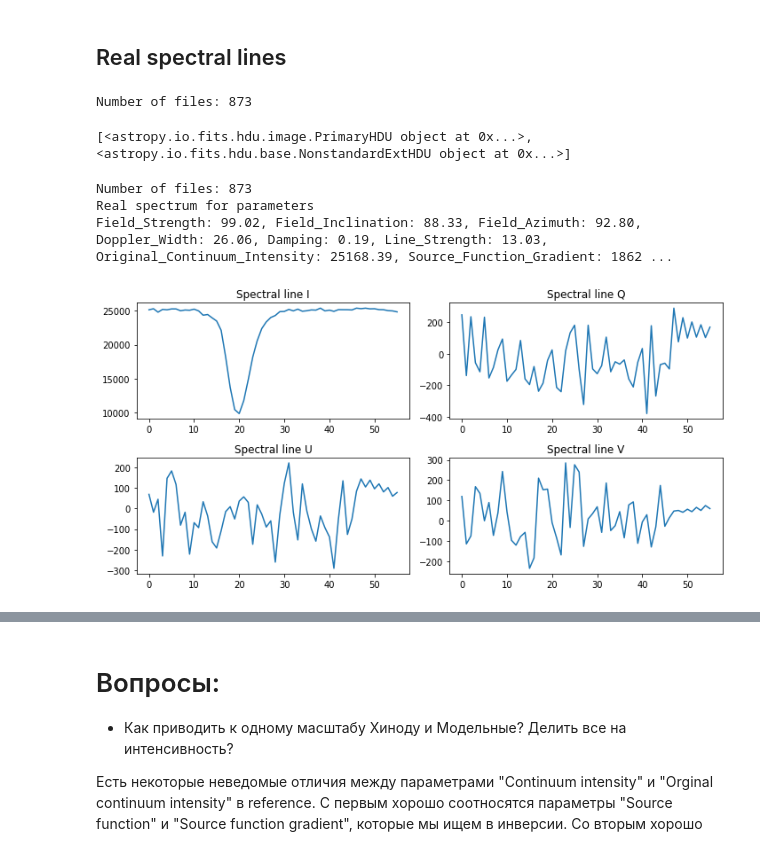
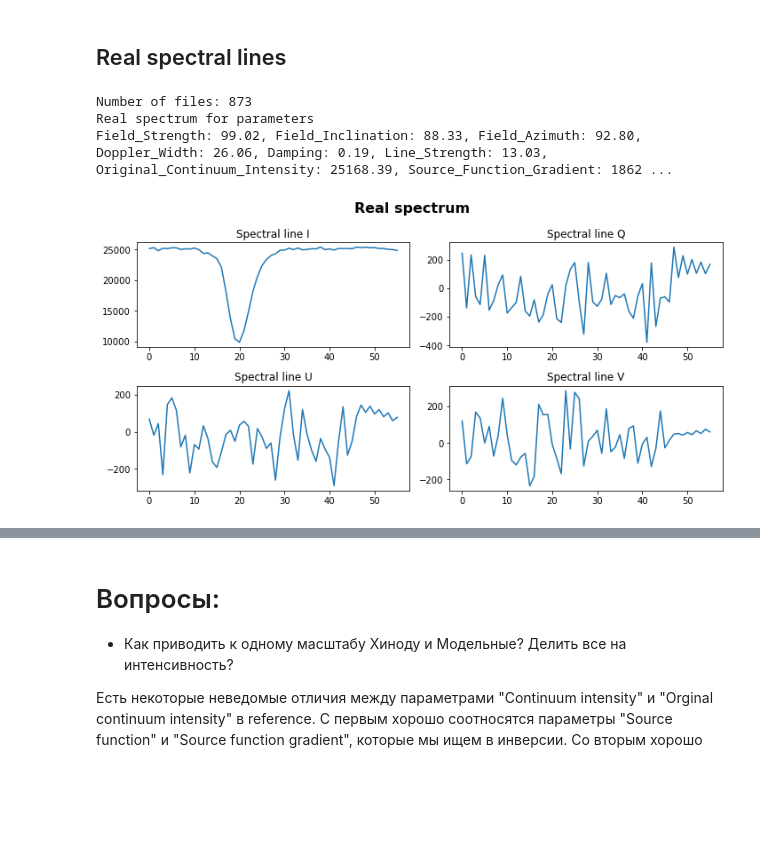
Before and after one commit to iknyazeva/InverseProblem, a Jupyter notebook: notebooks/ProcessData.ipynb, the cells around one changed output, grey strips where cells are left out. Drawn from its saved outputs; the diff is of its cells as text; code cells hidden in the pictures; blank space fills up the shorter version.

```diff
--- a/notebooks/ProcessData.ipynb
+++ b/notebooks/ProcessData.ipynb
@@ -15,10 +17,10 @@ After that data should be saved in directory (path_to_folder) and level1 folder
  - sp_20140926_170005
 # %%
 #Папка должна быть огранизована так, что в ней лежит фитс со второго уровня в том виде, в котором загружается с хиноды
-path_to_folder = '../data/hinode'
+path_to_folder = '../data/hinode_source'
 #date as a list with year, month,day, hour
 date = ['2014','09','26','17']
-sp_folder = '../data/hinode/sp_20140926_170005'
+sp_folder = os.path.join(path_to_folder, 'sp_20140926_170005')
 # %%
 sp_path = os.path.join(sp_folder,date[0],date[1],date[2],'SP3D')
 sp_path = glob.glob(f'{sp_path}/*/')[0]
@@ -132,19 +134,35 @@ def plot_spectrum(path_to_folder, date, idx_0, idx_1):
 
     for i in range(4):
         ax[i//2][i%2].plot(full_line[i*56:i*56+56]); ax[i//2][i%2].set_title(f'Spectral line {line_type[i]}')
+    fig.suptitle('Real spectrum', fontsize = 16, fontweight="bold")
     fig.set_tight_layout(tight = True)
-    return refer,spectra_file
+
+    return refer,spectra_file, full_line
+
+
+def plot_model_spectrum(refer, idx_0, idx_1, plot_=True):
+
+    param_list = [1, 2, 3, 6, 8, 7, 33, 10, 5, 12, 13]
+    param_vec  = np.array([refer[i].data[idx_0,idx_1] for i in param_list])
+    obj = HinodeME(param_vec)
+    profile = obj.compute_spectrum(with_ff=True, with_noise=True)
+    fig, ax = plt.subplots(2,2, figsize = (10,5))
+    line_type = ['I','Q','U','V']
+    print('Model spectrum for parameters')
+    print(', '.join([refer[i].header['EXTNAME']+f': {refer[i].data[idx_0,idx_1]:.2f}' for i in param_list]))
+
+    for i in range(4):
+        ax[i//2][i%2].plot(profile[0,:,i]); ax[i//2][i%2].set_title(f'Spectral line {line_type[i]}')
+    fig.set_tight_layout(tight = True)
+    fig.suptitle('Model spectrum', fontsize = 16, fontweight="bold")
+
+    return profile, obj
-# %%
-open_spectrum_data(sp_folder, date, 0)
-# %% [output]
-Number of files: 873
-[<astropy.io.fits.hdu.image.PrimaryHDU object at 0x...>, <astropy.io.fits.hdu.base.NonstandardExtHDU object at 0x...>]
 # %%
 idx_0, idx_1 = 1, 1
 
-_ = plot_spectrum(path_to_folder, date, idx_0, idx_1)
+_,_, real_line = plot_spectrum(path_to_folder, date, idx_0, idx_1)
 # %% [output]
 Number of files: 873
 Real spectrum for parameters
 Field_Strength: 99.02, Field_Inclination: 88.33, Field_Azimuth: 92.80, Doppler_Width: 26.06, Damping: 0.19, Line_Strength: 13.03, Original_Continuum_Intensity: 25168.39, Source_Function_Gradient: 1862 ...
-[figure, old version]
+[figure, new version]
```
Also changed, not shown: parts of 11 cells of this notebook, 7 other files.
